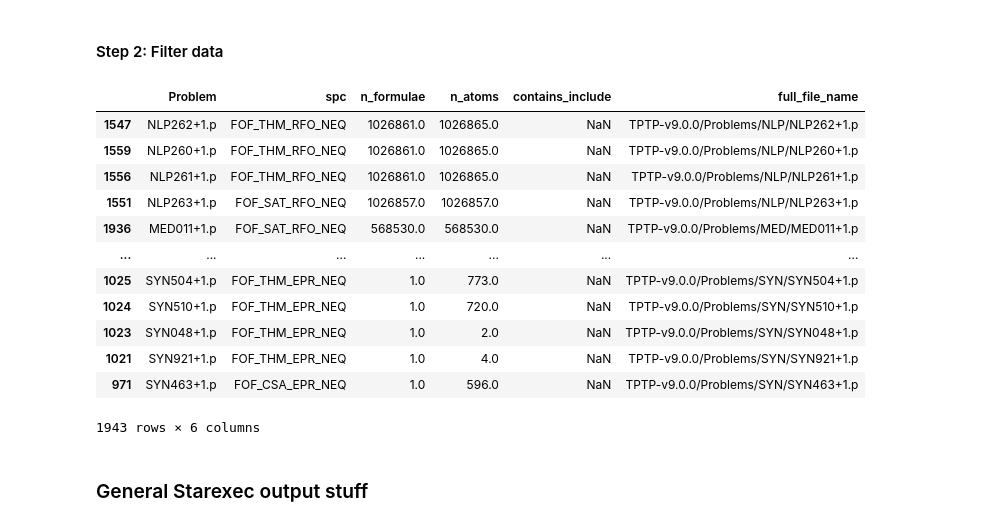
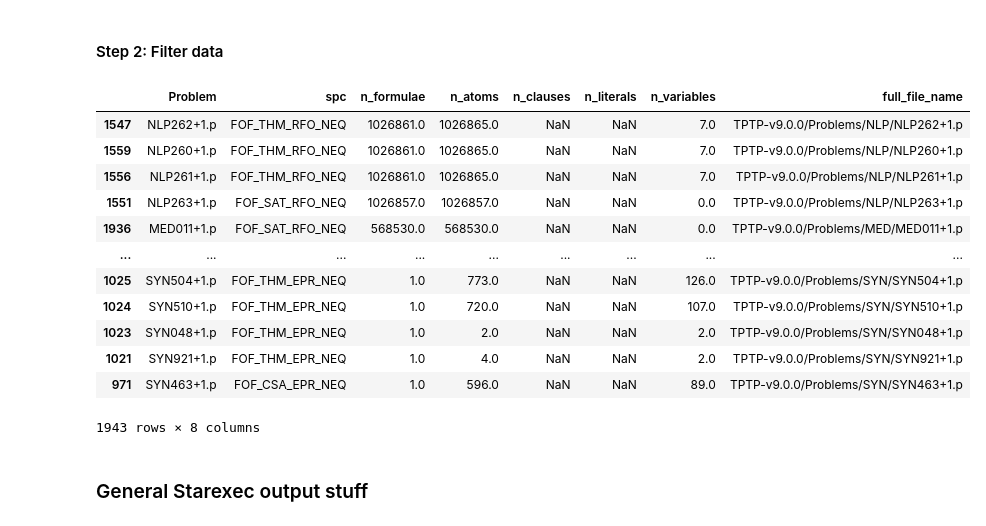
Before and after one commit to GehriJan/coursework-pyres, a Jupyter notebook: src/notebook.ipynb, the cells around one changed output. Drawn from its saved outputs; the diff is of its cells as text; code cells hidden in the pictures.

```diff
--- a/src/notebook.ipynb
+++ b/src/notebook.ipynb
@@ -51,6 +51,7 @@ df_tptp_pyres
 #### Step 1: Gather data
 # %%
 load_from_file = True
+store = False
 if load_from_file:
     df_tptp = pd.read_csv("../src/all_problems.csv", index_col=0)
 else:
@@ -58,6 +59,9 @@ else:
         "spc": r"(?<=% SPC      :)(\s+\w+)",
         "n_formulae": r"(?<=formulae    :)(\s+\d+)",
         "n_atoms": r"(?<=atoms       :)(\s+\d+)",
+        "n_clauses": r"(?<=clauses     :)(\s+\d+)",
+        "n_literals": r"(?<=literals    :)(\s+\d+)",
+        "n_variables": r"(?<=variables   :)(\s+\d+)",
     }
     problem_configs = []
 
@@ -78,12 +82,13 @@ else:
                 for identifier, pattern in patterns.items():
                     re_match = re.search(pattern, s_mp_runs)
                     problem_results[identifier] = re_match.group(0) if re_match is not None else None
-                problem_results["full_file_name"] = full_file_name
+                problem_results["full_file_name"] = full_file_name.name
                 problem_configs.append(problem_results)
 
     df_tptp = pd.DataFrame.from_records(problem_configs)
 df_tptp = df_tptp.fillna(value=np.nan)
-df_tptp.to_csv("problems.csv")
+if store:
+    df_tptp.to_csv("../src/all_problems.csv")
 
 
 df_tptp
@@ -104,29 +121,29 @@ df_tptp
 # %% [markdown]
 #### Step 2: Filter data
 # %%
-df_tptp = (
+(
     df_tptp
     [ df_tptp["Problem"].str.contains("\\+|\\-", regex=True)
     & df_tptp["spc"].str.contains("NEQ")
     & df_tptp["n_formulae"].notna()
     & df_tptp["n_atoms"].notna() ]
     .reset_index(drop=True)
+    .sort_values(by="n_formulae", ascending=False)
 )
-df_tptp.sort_values(by="n_formulae", ascending=False)
 # %% [output]
-|  | Problem | spc | n_formulae | n_atoms | contains_include | full_file_name |
-| 1547 | NLP262+1.p | FOF_THM_RFO_NEQ | 1026861.0 | 1026865.0 | NaN | TPTP-v9.0.0/Problems/NLP/NLP262+1.p |
-| 1559 | NLP260+1.p | FOF_THM_RFO_NEQ | 1026861.0 | 1026865.0 | NaN | TPTP-v9.0.0/Problems/NLP/NLP260+1.p |
-| 1556 | NLP261+1.p | FOF_THM_RFO_NEQ | 1026861.0 | 1026865.0 | NaN | TPTP-v9.0.0/Problems/NLP/NLP261+1.p |
-| 1551 | NLP263+1.p | FOF_SAT_RFO_NEQ | 1026857.0 | 1026857.0 | NaN | TPTP-v9.0.0/Problems/NLP/NLP263+1.p |
-| 1936 | MED011+1.p | FOF_SAT_RFO_NEQ | 568530.0 | 568530.0 | NaN | TPTP-v9.0.0/Problems/MED/MED011+1.p |
-| ... | ... | ... | ... | ... | ... | ... |
-| 1025 | SYN504+1.p | FOF_THM_EPR_NEQ | 1.0 | 773.0 | NaN | TPTP-v9.0.0/Problems/SYN/SYN504+1.p |
-| 1024 | SYN510+1.p | FOF_THM_EPR_NEQ | 1.0 | 720.0 | NaN | TPTP-v9.0.0/Problems/SYN/SYN510+1.p |
-| 1023 | SYN048+1.p | FOF_THM_EPR_NEQ | 1.0 | 2.0 | NaN | TPTP-v9.0.0/Problems/SYN/SYN048+1.p |
-| 1021 | SYN921+1.p | FOF_THM_EPR_NEQ | 1.0 | 4.0 | NaN | TPTP-v9.0.0/Problems/SYN/SYN921+1.p |
-| 971 | SYN463+1.p | FOF_CSA_EPR_NEQ | 1.0 | 596.0 | NaN | TPTP-v9.0.0/Problems/SYN/SYN463+1.p |
+|  | Problem | spc | n_formulae | n_atoms | n_clauses | n_literals | n_variables | full_file_name |
+| 1547 | NLP262+1.p | FOF_THM_RFO_NEQ | 1026861.0 | 1026865.0 | NaN | NaN | 7.0 | TPTP-v9.0.0/Problems/NLP/NLP262+1.p |
+| 1559 | NLP260+1.p | FOF_THM_RFO_NEQ | 1026861.0 | 1026865.0 | NaN | NaN | 7.0 | TPTP-v9.0.0/Problems/NLP/NLP260+1.p |
+| 1556 | NLP261+1.p | FOF_THM_RFO_NEQ | 1026861.0 | 1026865.0 | NaN | NaN | 7.0 | TPTP-v9.0.0/Problems/NLP/NLP261+1.p |
+| 1551 | NLP263+1.p | FOF_SAT_RFO_NEQ | 1026857.0 | 1026857.0 | NaN | NaN | 0.0 | TPTP-v9.0.0/Problems/NLP/NLP263+1.p |
+| 1936 | MED011+1.p | FOF_SAT_RFO_NEQ | 568530.0 | 568530.0 | NaN | NaN | 0.0 | TPTP-v9.0.0/Problems/MED/MED011+1.p |
+| ... | ... | ... | ... | ... | ... | ... | ... | ... |
+| 1025 | SYN504+1.p | FOF_THM_EPR_NEQ | 1.0 | 773.0 | NaN | NaN | 126.0 | TPTP-v9.0.0/Problems/SYN/SYN504+1.p |
+| 1024 | SYN510+1.p | FOF_THM_EPR_NEQ | 1.0 | 720.0 | NaN | NaN | 107.0 | TPTP-v9.0.0/Problems/SYN/SYN510+1.p |
+| 1023 | SYN048+1.p | FOF_THM_EPR_NEQ | 1.0 | 2.0 | NaN | NaN | 2.0 | TPTP-v9.0.0/Problems/SYN/SYN048+1.p |
+| 1021 | SYN921+1.p | FOF_THM_EPR_NEQ | 1.0 | 4.0 | NaN | NaN | 2.0 | TPTP-v9.0.0/Problems/SYN/SYN921+1.p |
+| 971 | SYN463+1.p | FOF_CSA_EPR_NEQ | 1.0 | 596.0 | NaN | NaN | 89.0 | TPTP-v9.0.0/Problems/SYN/SYN463+1.p |
-1943 rows × 6 columns
+1943 rows × 8 columns
 # %% [markdown]
 ### General Starexec output stuff
 # %% [markdown]
```
Also changed, not shown: parts of 12 cells of this notebook, 3 other files.
